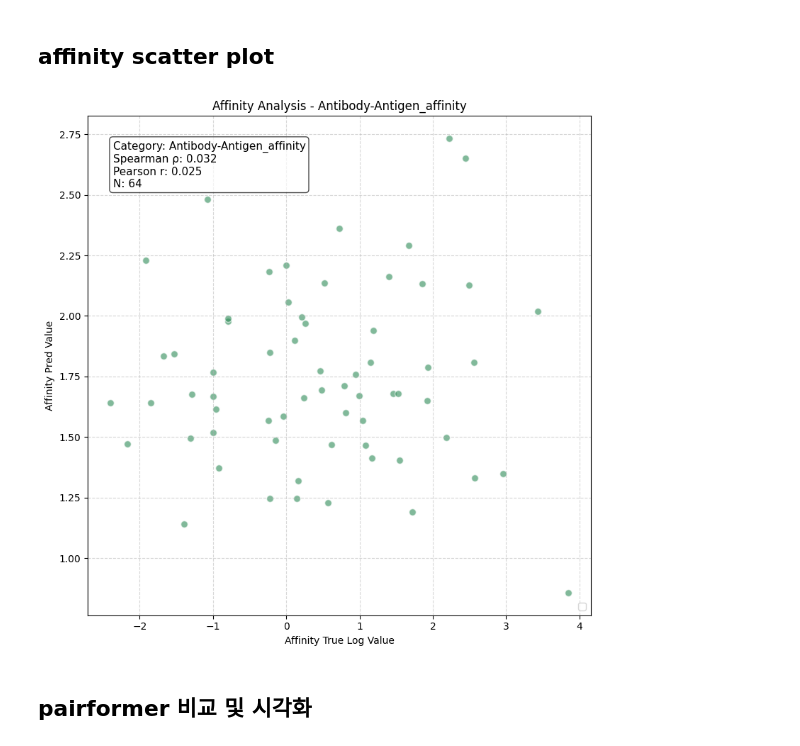
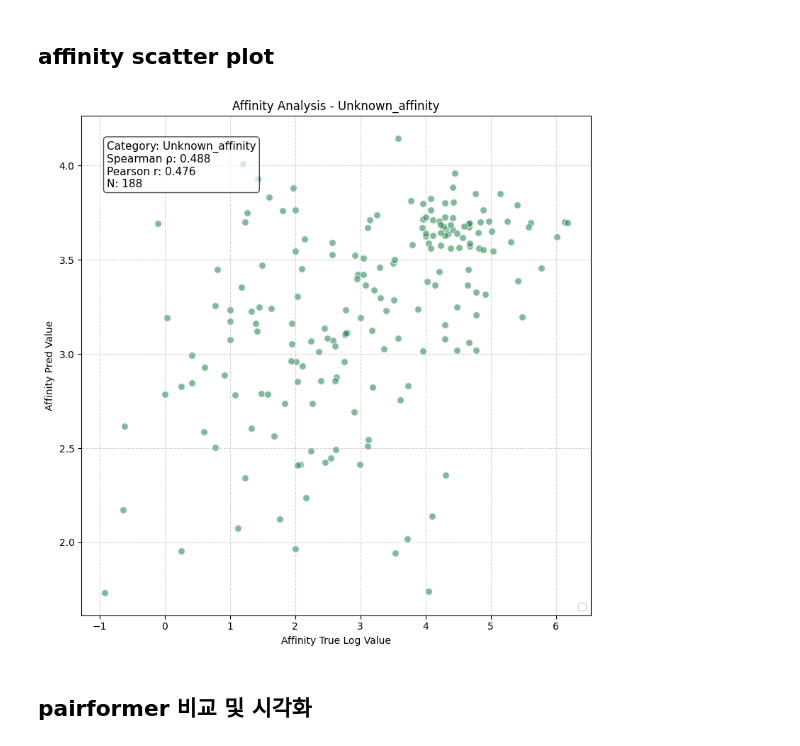
Before and after one commit to shp2001/protein-frame-flow, a Jupyter notebook: notebook/check_metric.ipynb, the cells around one changed output. Saved outputs shown, nothing was run; the diff lists cells and outputs as text; code cells hidden in the pictures.

```diff
--- a/notebook/check_metric.ipynb
+++ b/notebook/check_metric.ipynb
@@ -467,7 +467,7 @@ from scipy.stats import spearmanr, pearsonr
 # -------------------------------------------------
 # 1. 필터링할 카테고리
 # -------------------------------------------------
-select_category = "Antibody-Antigen_affinity" # Unknown_affinity, TCR-pMHC_affinity, Antibody-Antigen_affinity
+select_category = "Unknown_affinity" # Unknown_affinity, TCR-pMHC_affinity, Antibody-Antigen_affinity
 
 
 # -------------------------------------------------
@@ -541,34 +541,34 @@ if len(preds) > 0:
         f"Category: {select_category}\n"
         f"Spearman ρ: {spearman_corr:.3f}\n"
         f"Pearson r: {pearson_corr:.3f}\n"
         f"N: {found_count}"
     )
 
     plt.gca().text(
         0.05,
         0.95,
         stats_text,
         transform=plt.gca().transAxes,
         fontsize=11,
         verticalalignment="top",
         bbox=dict(boxstyle="round", facecolor="white", alpha=0.7)
     )
 
     plt.xlabel("Affinity True Log Value")
     plt.ylabel("Affinity Pred Value")
     plt.title(f"Affinity Analysis - {select_category}")
 
     plt.legend(loc="lower right")
     plt.grid(True, linestyle="--", alpha=0.5)
 
     plt.tight_layout()
     plt.show()
 
 else:
     print(f"경고: '{select_category}' 카테고리에 해당하는 데이터를 찾지 못했습니다.")
     print("실제 JSON에 들어있는 카테고리 예시를 확인해보세요.")
 # %% [output]
-[figure, old version]
+[figure, new version]
 # %% [markdown]
 ## pairformer 비교 및 시각화
 # %%
```
Also changed, not shown: 5 other files.
